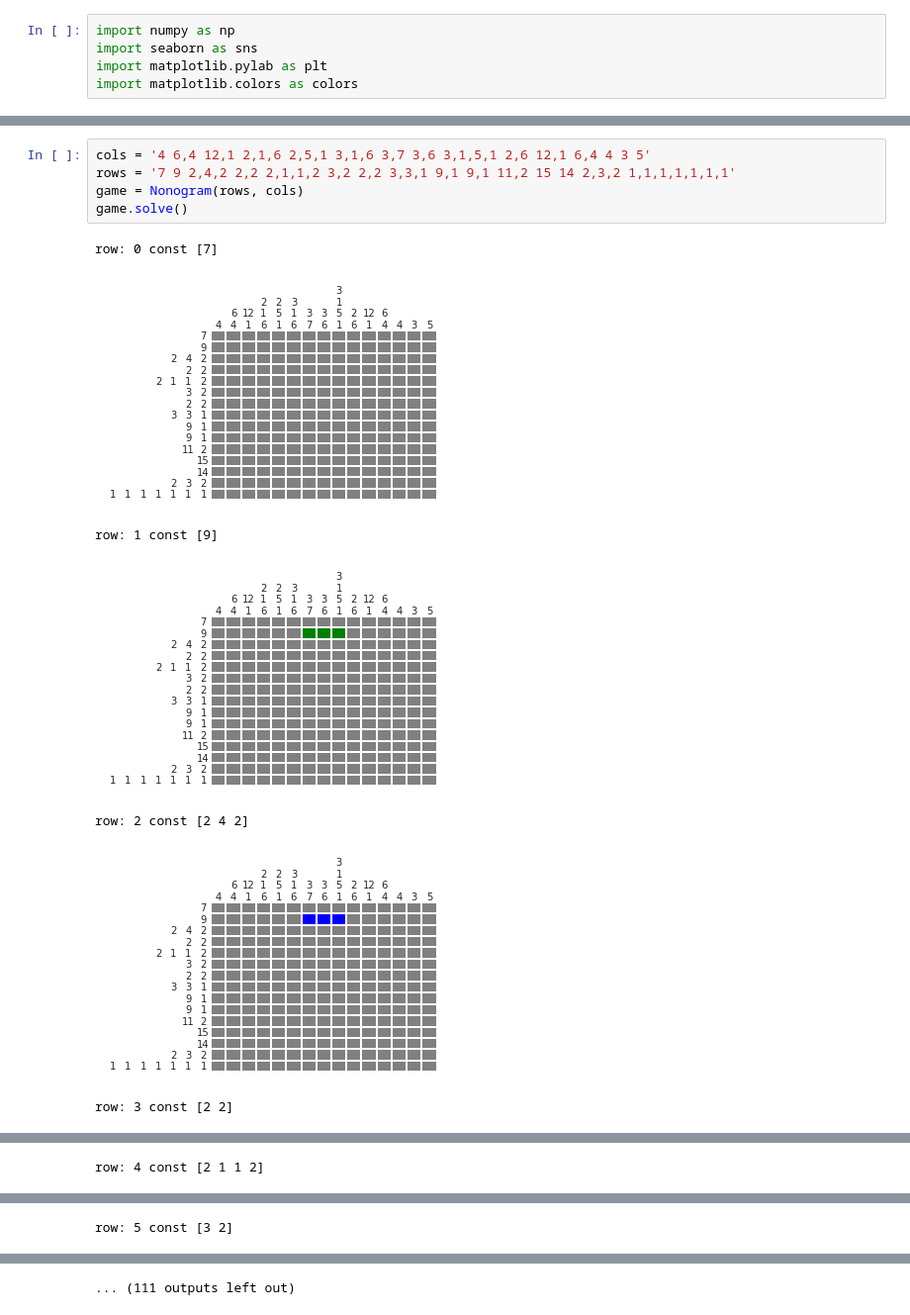
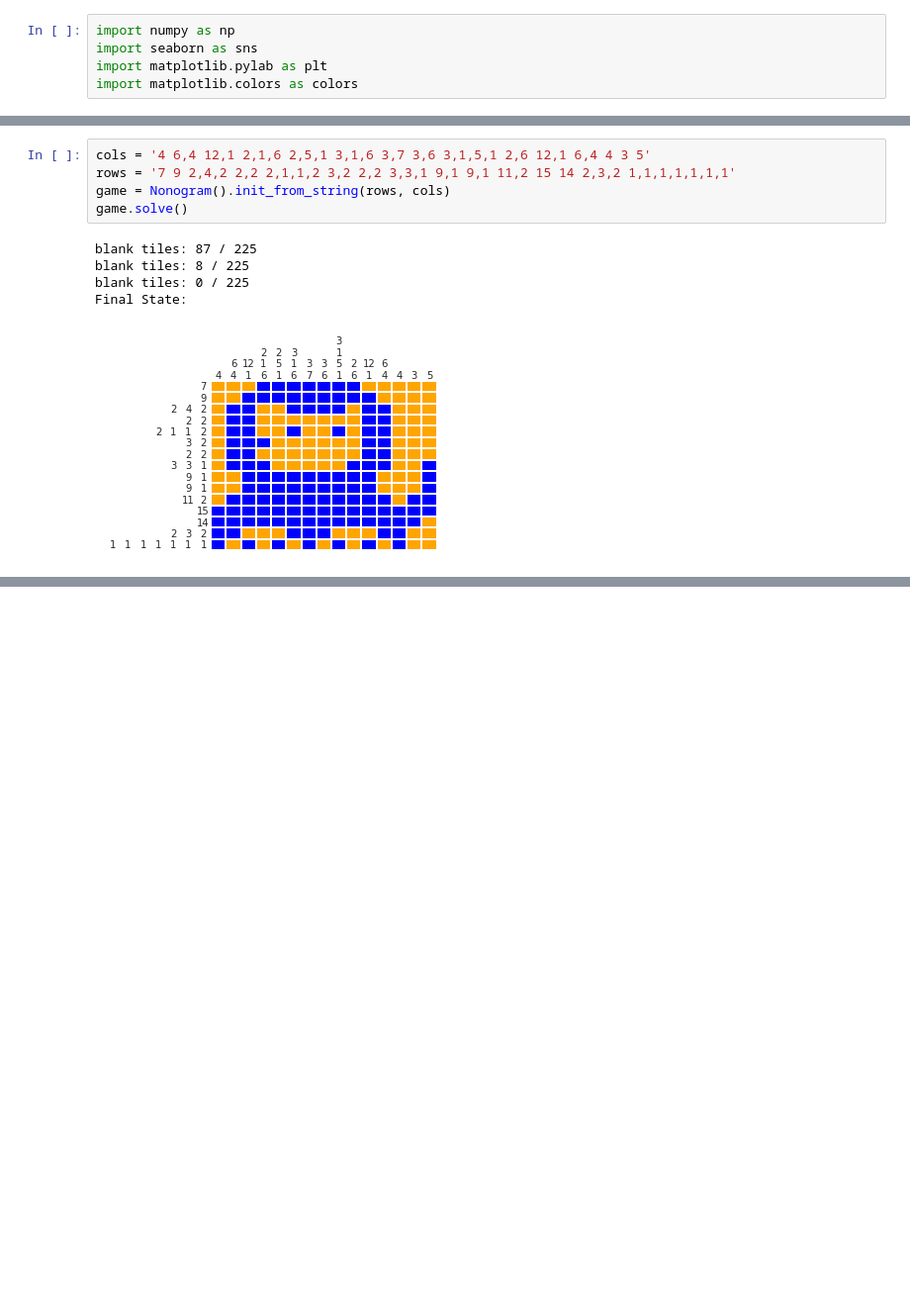
Before and after one commit to sabrikaragonen/nonogram-solver, a Jupyter notebook: Nonogram.ipynb, the cells around one changed output, grey strips where cells are left out. Shown at 99% size. Saved outputs shown, nothing was run; the diff lists cells and outputs as text; blank space fills up the shorter version.

```diff
--- a/Nonogram.ipynb
+++ b/Nonogram.ipynb
@@ -210,13 +243,11 @@ row: 5 const [4]
 # %%
 cols = '4 6,4 12,1 2,1,6 2,5,1 3,1,6 3,7 3,6 3,1,5,1 2,6 12,1 6,4 4 3 5'
 rows = '7 9 2,4,2 2,2 2,1,1,2 3,2 2,2 3,3,1 9,1 9,1 11,2 15 14 2,3,2 1,1,1,1,1,1,1'
-game = Nonogram(rows, cols)
+game = Nonogram().init_from_string(rows, cols)
 game.solve()
 # %% [output]
-row: 0 const [7]
+blank tiles: 87 / 225
+blank tiles: 8 / 225
+blank tiles: 0 / 225
+Final State:
-[figure, old version]
+[figure, new version]
-row: 1 const [9]
-[figure, removed]
-row: 2 const [2 4 2]
-[figure, removed]
-row: 3 const [2 2]
@@ -224 +253,0 @@ row: 3 const [2 2]
-row: 4 const [2 1 1 2]
@@ -226 +253,0 @@ row: 4 const [2 1 1 2]
-row: 5 const [3 2]
@@ -228 +253,0 @@ row: 5 const [3 2]
-... (111 outputs left out)
```
Also changed, not shown: parts of 9 cells of this notebook.
